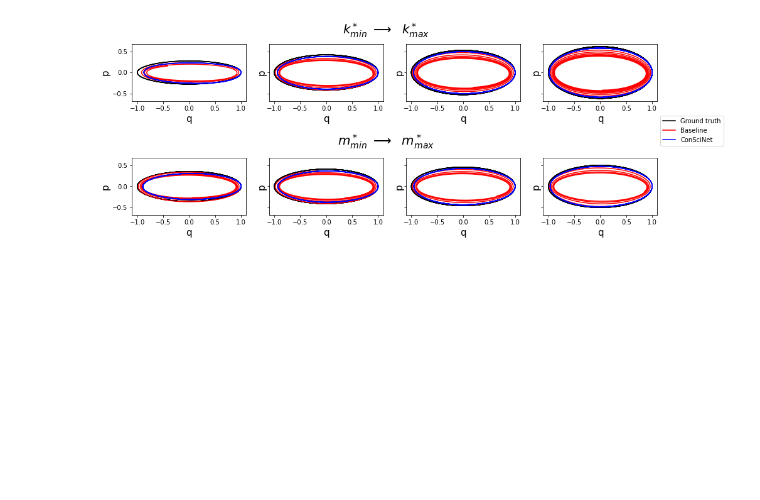
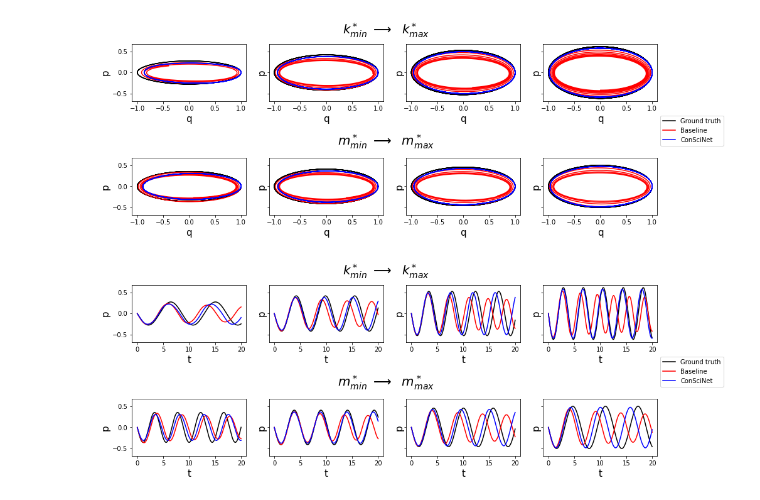
Before and after one commit to gbarber94/ConSciNet, a Jupyter notebook: ConSciNet_mass_spring.ipynb, the cells around one changed output. Saved outputs shown, nothing was run; the diff lists cells and outputs as text; code cells hidden in the pictures; blank space fills up the shorter version.

```diff
--- a/ConSciNet_mass_spring.ipynb
+++ b/ConSciNet_mass_spring.ipynb
@@ -354,13 +390,15 @@ for i in m_like_vals:
 # %%
-fig, axs = plt.subplots(2, n,figsize=(15,5), sharey=True)
-for i in range(n):
-  axs[0, i].plot(gt_paths[i]['y'][0],gt_paths[i]['y'][1], color = 'black', label = 'Ground truth')
-  axs[0, i].plot(bcc_paths[i]['y'][0],bcc_paths[i]['y'][1], color = 'red', label = 'Baseline')
-  axs[0, i].plot(cc_paths[i]['y'][0],cc_paths[i]['y'][1], color = 'blue', label = 'ConSciNet')
+# phase plots
 
-  axs[1, i].plot(gt_paths2[i]['y'][0],gt_paths2[i]['y'][1], color = 'black', label = 'Ground truth')
-  axs[1, i].plot(bcc_paths2[i]['y'][0],bcc_paths2[i]['y'][1], color = 'red', label = 'Baseline')
-  axs[1, i].plot(cc_paths2[i]['y'][0],cc_paths2[i]['y'][1], color = 'blue', label = 'ConSciNet')
+fig, axs = plt.subplots(2, n_interp,figsize=(15,5), sharey=True)
+for i in range(n_interp):
+  axs[0, i].plot(gt_eval_k[i]['y'][0],gt_eval_k[i]['y'][1], color = 'black', label = 'Ground truth')
+  axs[0, i].plot(baseline_eval_k[i]['y'][0],baseline_eval_k[i]['y'][1], color = 'red', label = 'Baseline')
+  axs[0, i].plot(conscinet_eval_k[i]['y'][0],conscinet_eval_k[i]['y'][1], color = 'blue', label = 'ConSciNet')
+
+  axs[1, i].plot(gt_eval_m[i]['y'][0],gt_eval_m[i]['y'][1], color = 'black', label = 'Ground truth')
+  axs[1, i].plot(baseline_eval_m[i]['y'][0],baseline_eval_m[i]['y'][1], color = 'red', label = 'Baseline')
+  axs[1, i].plot(conscinet_eval_m[i]['y'][0],conscinet_eval_m[i]['y'][1], color = 'blue', label = 'ConSciNet')
 
   axs[0,i].set_ylabel('p', fontsize = 15)
   axs[0,i].set_xlabel('q', fontsize = 15)
@@ -373,7 +411,40 @@ plt.legend(loc="upper left", bbox_to_anchor=(1,1.8))
 # 2nd row title
 plt.subplots_adjust(hspace=1)
 plt.figtext(0.5, 0.45, '$m_{min}^*$ $\longrightarrow$  $m_{max}^*$', ha='center', va='center', fontsize = 20);
-
-#plt.savefig('Spring_ConSciNet_Interpolation_NEW.svg', format='svg',bbox_inches='tight', dpi = 300)
 # %% [output]
 [figure]
+# %%
+# time plots
+
+p_or_q  = 'p' # plot either momentum p or position 'q'
+
+coord_keys = {'q': 0,
+              'p': 1}
+
+coord = coord_keys[p_or_q]
+
+t_plot = np.linspace(t_span[0],t_span[1],gt_eval_k[i]['y'].shape[1])
+
+fig, axs = plt.subplots(2, n_interp,figsize=(15,5), sharey=True)
+for i in range(n_interp):
+  axs[0, i].plot(t_plot, gt_eval_k[i]['y'][coord], color = 'black', label = 'Ground truth')
+  axs[0, i].plot(t_plot, baseline_eval_k[i]['y'][coord], color = 'red', label = 'Baseline')
+  axs[0, i].plot(t_plot, conscinet_eval_k[i]['y'][coord], color = 'blue', label = 'ConSciNet')
+
+  axs[1, i].plot(t_plot, gt_eval_m[i]['y'][coord], color = 'black', label = 'Ground truth')
+  axs[1, i].plot(t_plot, baseline_eval_m[i]['y'][coord], color = 'red', label = 'Baseline')
+  axs[1, i].plot(t_plot, conscinet_eval_m[i]['y'][coord], color = 'blue', label = 'ConSciNet')
+
+  axs[0,i].set_ylabel(p_or_q, fontsize = 15)
+  axs[0,i].set_xlabel('t', fontsize = 15)
+  axs[1,i].set_ylabel(p_or_q, fontsize = 15)
+  axs[1,i].set_xlabel('t', fontsize = 15)
+
+fig.suptitle('$k_{min}^*$ $\longrightarrow$  $k_{max}^*$',fontsize = 20);
+plt.legend(loc="upper left", bbox_to_anchor=(1,1.8))
+
+# 2nd row title
+plt.subplots_adjust(hspace=1)
+plt.figtext(0.5, 0.45, '$m_{min}^*$ $\longrightarrow$  $m_{max}^*$', ha='center', va='center', fontsize = 20);
+# %% [output]
+[figure, added]
```
Also changed, not shown: parts of 29 cells of this notebook.
